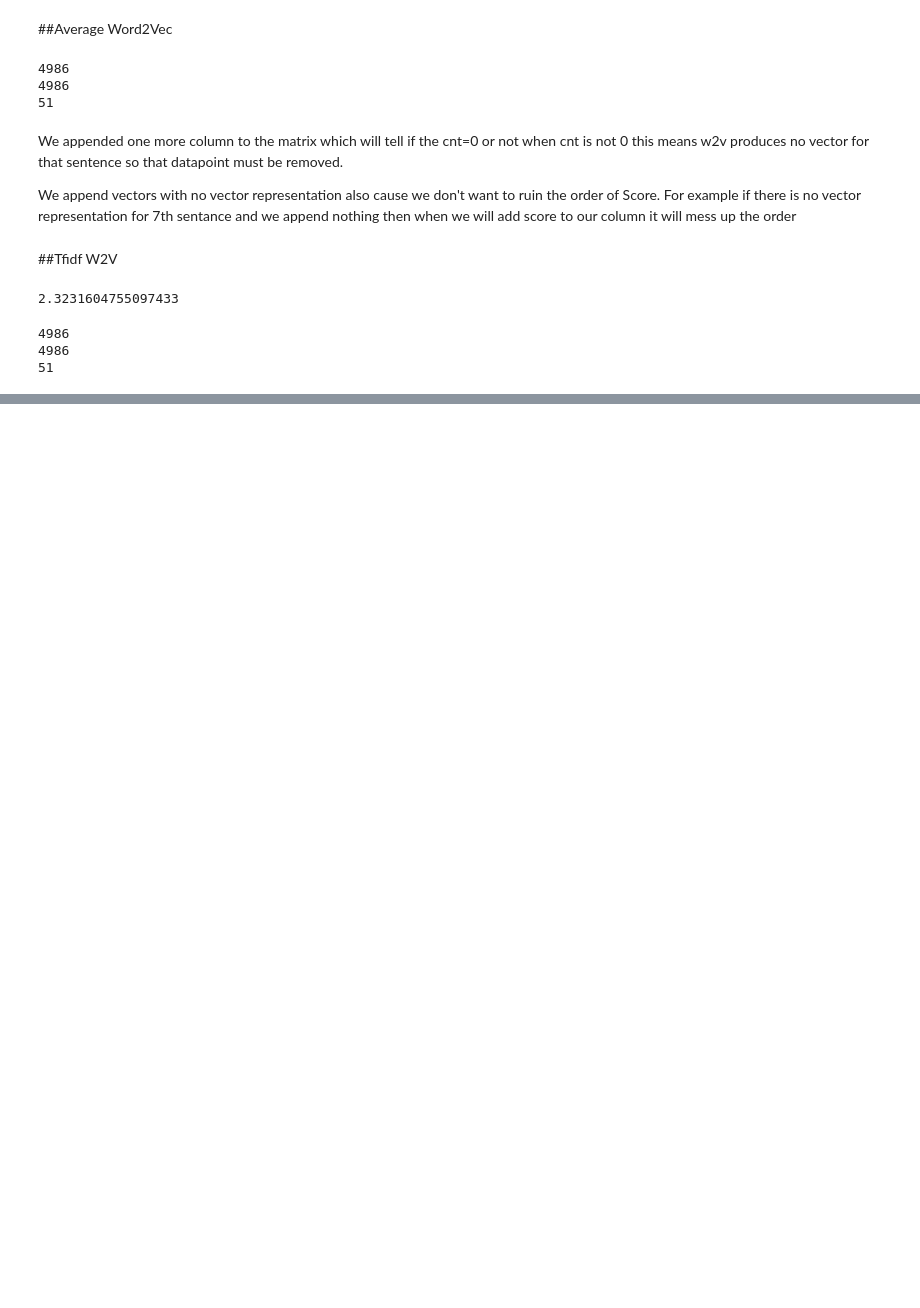
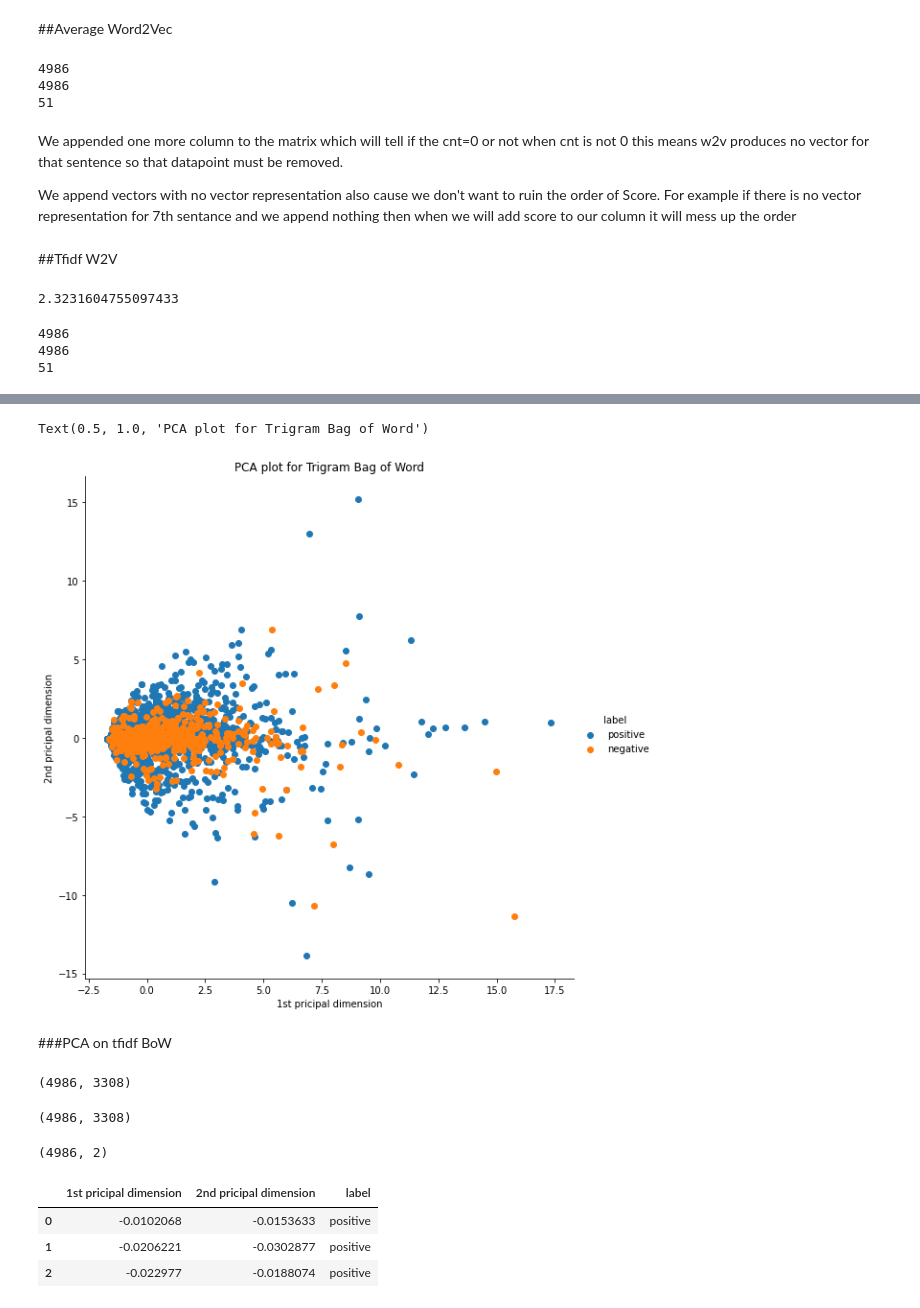
Before and after one commit to pSN0W/AI_Practice, a Jupyter notebook: T_SNE_on_Amazon_fine_food_review.ipynb, the cells around one changed output, grey strips where cells are left out. Saved outputs shown, nothing was run; the diff lists cells and outputs as text; code cells hidden in the pictures; blank space fills up the shorter version.

```diff
--- a/T_SNE_on_Amazon_fine_food_review.ipynb
+++ b/T_SNE_on_Amazon_fine_food_review.ipynb
@@ -387,0 +457,5 @@ print(len(tfidf_w2v[5]))
+# %%
+#Defining the model
+pca = decomposition.PCA()
+pca.n_components=2
+Bow_tri_2D = pca.fit_transform(Bow_tri_amazon_arr)
@@ -387,0 +477,20 @@ print(len(tfidf_w2v[5]))
+# %%
+# Plotting
+
+sns.FacetGrid(Bow_tri_final_df,hue="label",size=8).map(plt.scatter,"1st pricipal dimension","2nd pricipal dimension").add_legend()
+plt.title("PCA plot for Trigram Bag of Word")
+# %% [output]
+Text(0.5, 1.0, 'PCA plot for Trigram Bag of Word')
+[figure, added]
+# %% [markdown]
+###PCA on tfidf BoW
+# %%
+Bow_tfidf_amazon.get_shape()
+# %% [output]
+(4986, 3308)
+# %%
+#converting to array
+Bow_tfidf_amazon_arr = np.array(Bow_tfidf_amazon.toarray())
+Bow_tfidf_amazon_arr.shape
+# %% [output]
+(4986, 3308)
@@ -387,0 +502,15 @@ print(len(tfidf_w2v[5]))
+# %%
+Bow_tfidf_2D.shape
+# %% [output]
+(4986, 2)
+# %%
+# creating a dataframe to plot
+
+Bow_tfidf_final = np.concatenate((Bow_tfidf_2D,label),axis=1)
+Bow_tfidf_final_df = pd.DataFrame(data=Bow_tfidf_final,columns=("1st pricipal dimension","2nd pricipal dimension","label"))
+Bow_tfidf_final_df.head(3)
+# %% [output]
+|  | 1st pricipal dimension | 2nd pricipal dimension | label |
+| 0 | -0.0102068 | -0.0153633 | positive |
+| 1 | -0.0206221 | -0.0302877 | positive |
+| 2 | -0.022977 | -0.0188074 | positive |
```
Also changed, not shown: parts of 48 cells of this notebook.
